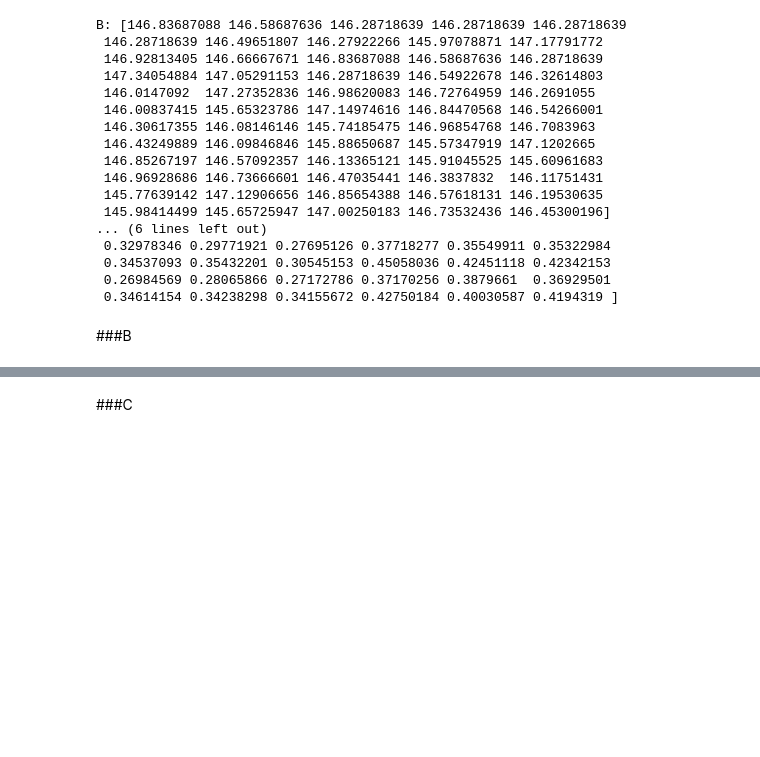
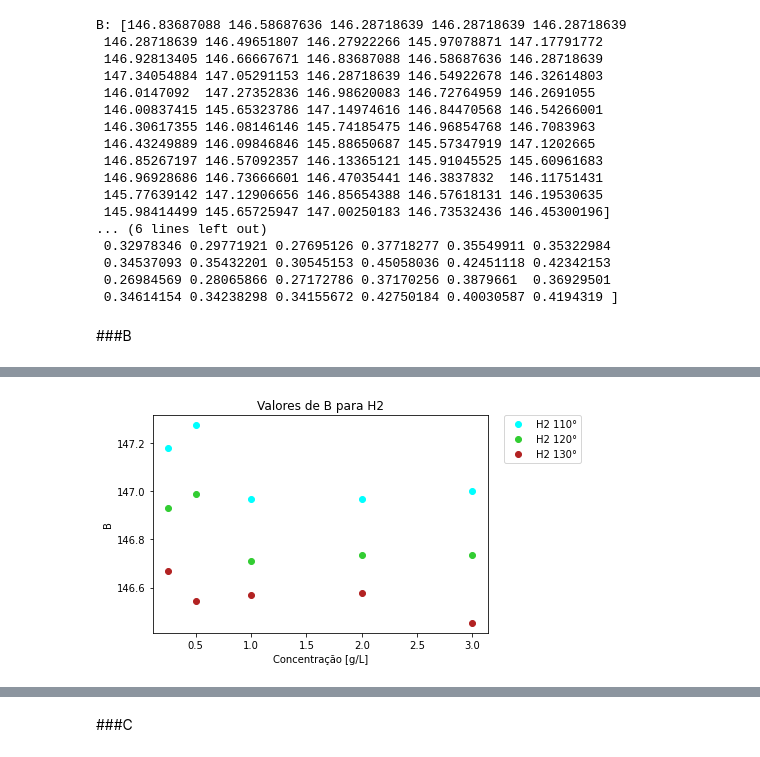
Before and after one commit to lkramerpezzin/lkramerpezzin, a Jupyter notebook: parâmetros_e_análises.ipynb, the cells around one changed output, grey strips where cells are left out. Cells and saved outputs as stored; diff of their text form; code cells hidden in the pictures; blank space fills up the shorter version.

```diff
--- a/parâmetros_e_análises.ipynb
+++ b/parâmetros_e_análises.ipynb
@@ -392,0 +309,13 @@ Name: B, dtype: float64
+# %%
+x= [0.25, 0.5, 1, 2, 3]
+plt.plot(x, B_H2_110, 'o', color='cyan', label='H2 110°')
+plt.plot(x, B_H2_120, 'o', color='limegreen', label='H2 120°')
+plt.plot(x, B_H2_130, 'o', color= 'firebrick', label='H2 130°')
+plt.title('Valores de B para H2')
+plt.xlabel('Concentração [g/L]')
+plt.ylabel('B')
+plt.legend(bbox_to_anchor=(1.05, 1), loc='upper left', borderaxespad=0.)
+
+plt.show()
+# %% [output]
+[figure, added]
```
Also changed, not shown: parts of 20 cells of this notebook.
